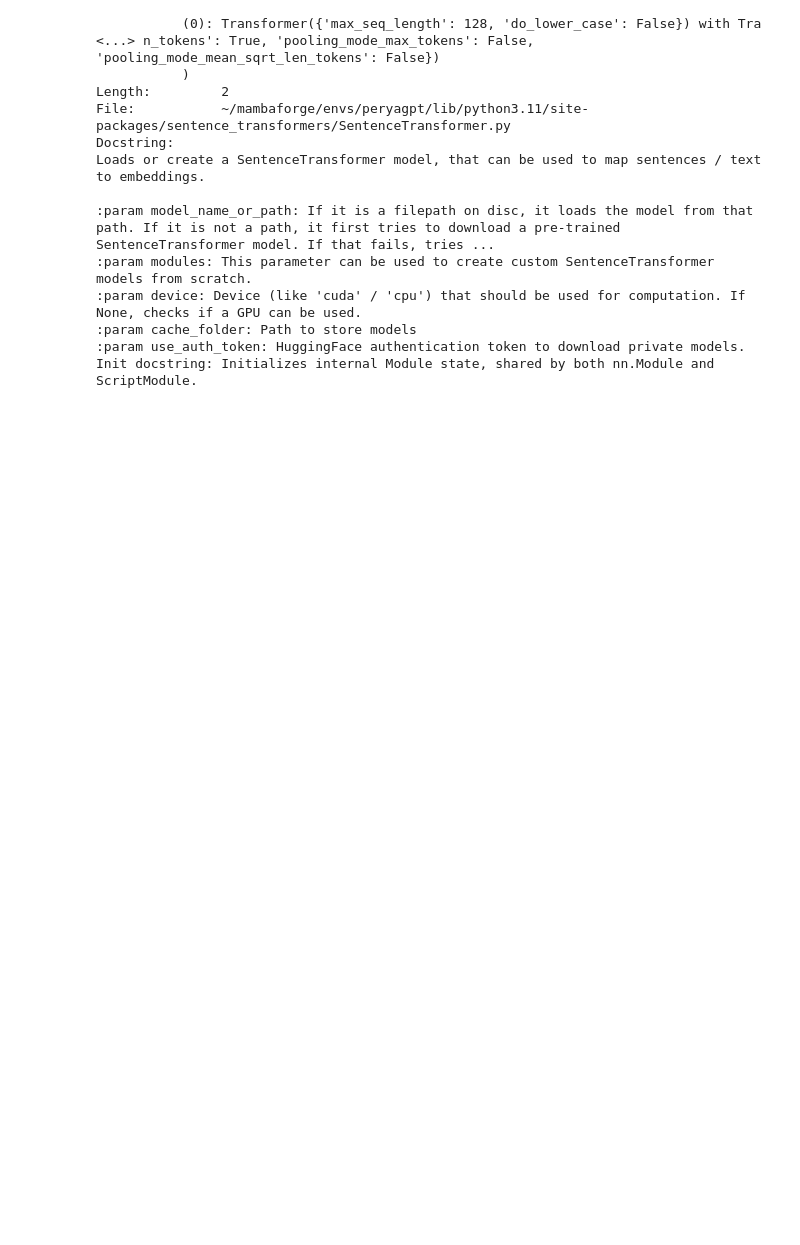
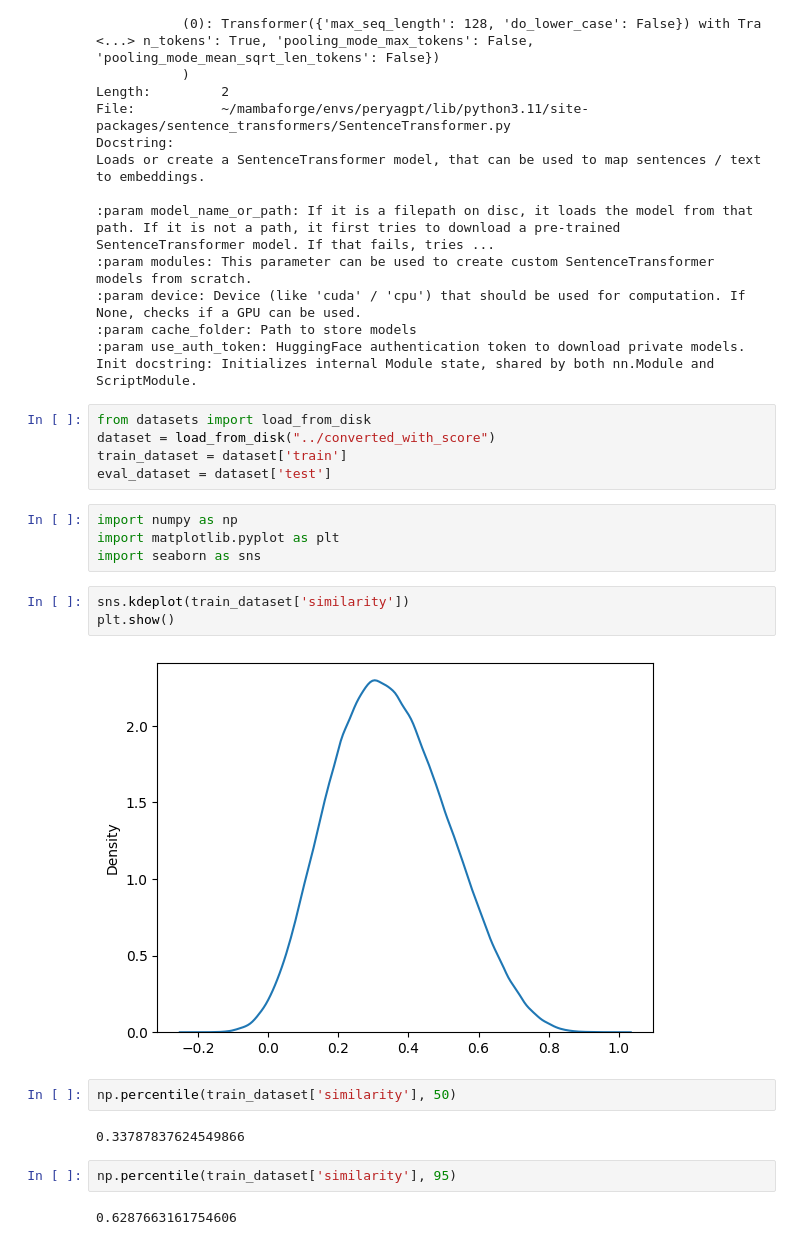
Before and after one commit to peryaudo/llmchan, a Jupyter notebook: notebooks/similarity.ipynb, the cells around one changed output. Saved outputs shown, nothing was run; the diff lists cells and outputs as text; blank space fills up the shorter version.

```diff
--- a/notebooks/similarity.ipynb
+++ b/notebooks/similarity.ipynb
@@ -100,3 +60,25 @@ Loads or create a SentenceTransformer model, that can be used to map sentences /
 :param cache_folder: Path to store models
 :param use_auth_token: HuggingFace authentication token to download private models.
 Init docstring: Initializes internal Module state, shared by both nn.Module and ScriptModule.
+# %%
+from datasets import load_from_disk
+dataset = load_from_disk("../converted_with_score")
+train_dataset = dataset['train']
+eval_dataset = dataset['test']
+# %%
+import numpy as np
+import matplotlib.pyplot as plt
+import seaborn as sns
+# %%
+sns.kdeplot(train_dataset['similarity'])
+plt.show()
+# %% [output]
+[figure, added]
+# %%
+np.percentile(train_dataset['similarity'], 50)
+# %% [output]
+0.33787837624549866
+# %%
+np.percentile(train_dataset['similarity'], 95)
+# %% [output]
+0.6287663161754606
```
Also changed, not shown: parts of 3 cells of this notebook, 8 other files.
